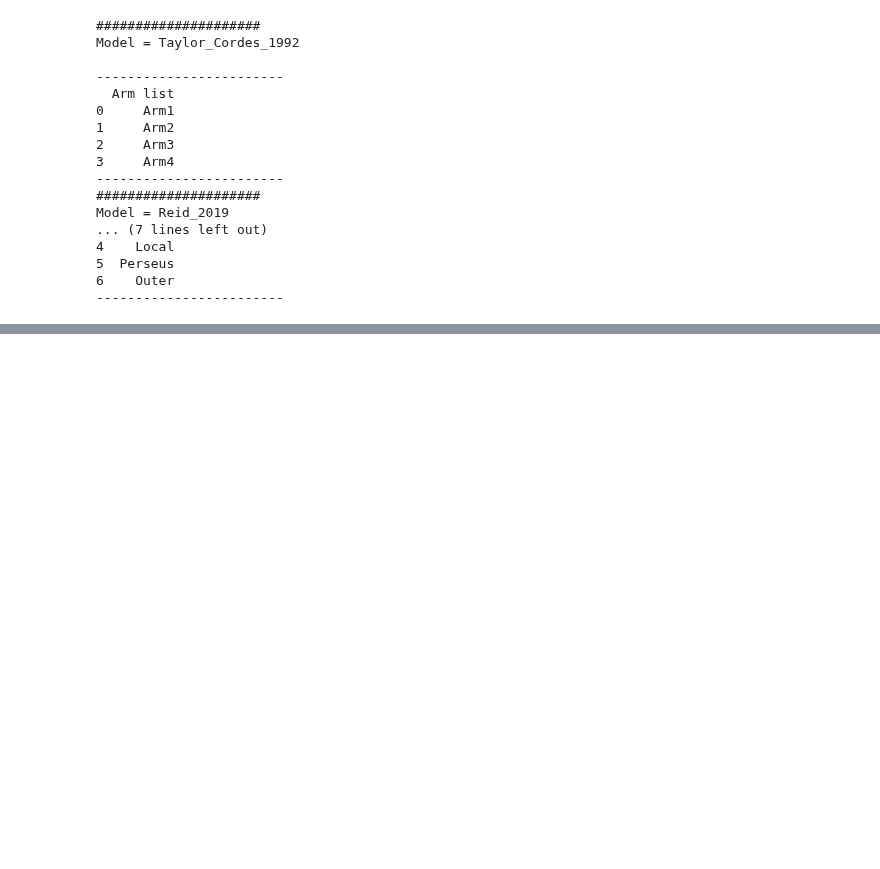
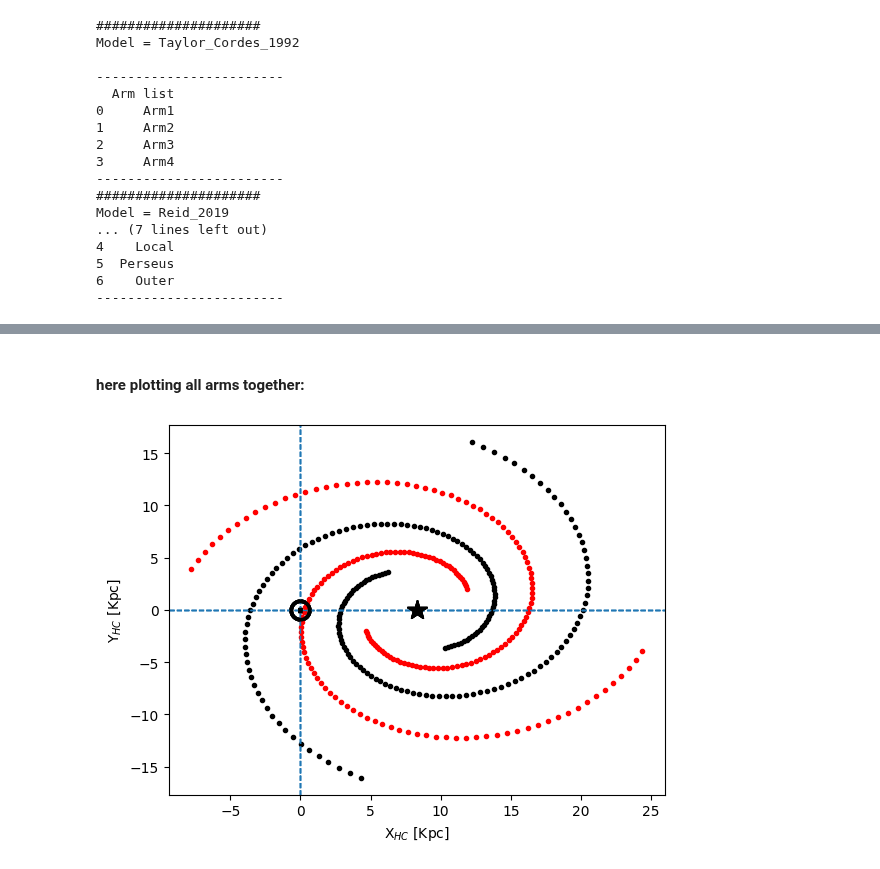
Before and after one commit to Abhaypru/SpiralMap, a Jupyter notebook: demo.ipynb, the cells around one changed output, grey strips where cells are left out. Cells and saved outputs as stored; diff of their text form; code cells hidden in the pictures; blank space fills up the shorter version.

```diff
--- a/demo.ipynb
+++ b/demo.ipynb
@@ -66,0 +134,6 @@ Model = Reid_2019
+# %% [markdown]
+#### here plotting all arms together:
+# %%
+spirals.readout(plotattrs,model=use_model,arm='all')
+# %% [output]
+[figure, added]
```
Also changed, not shown: parts of 16 cells of this notebook, 1 other file.
